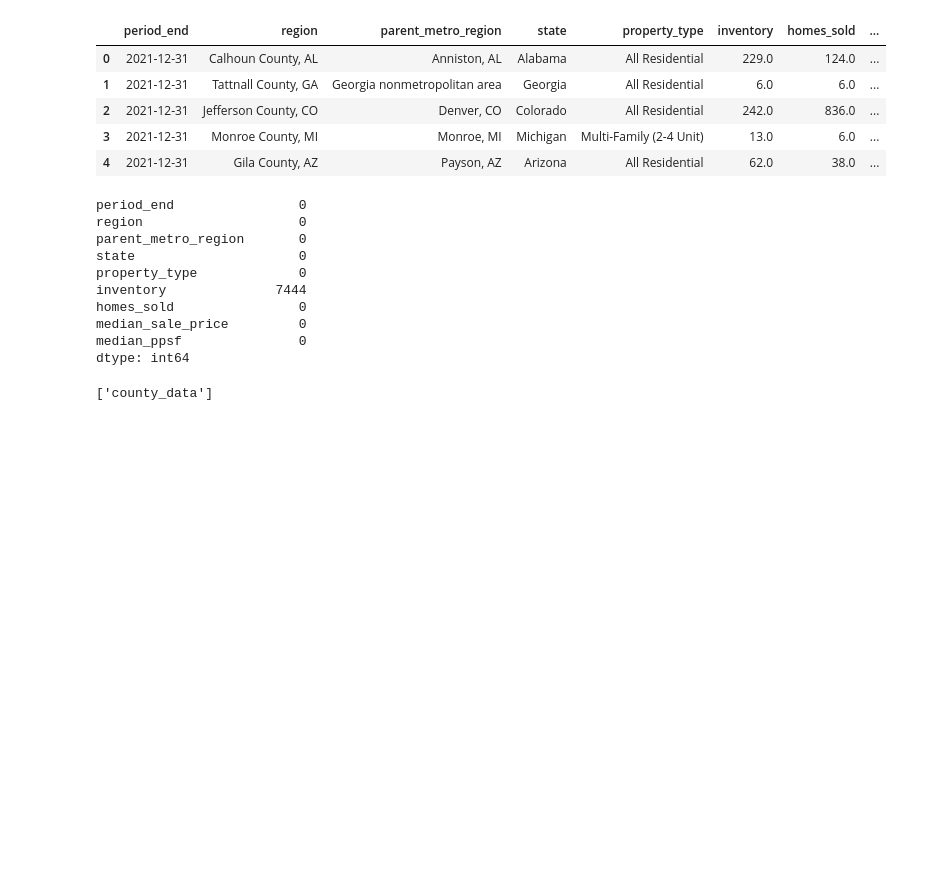
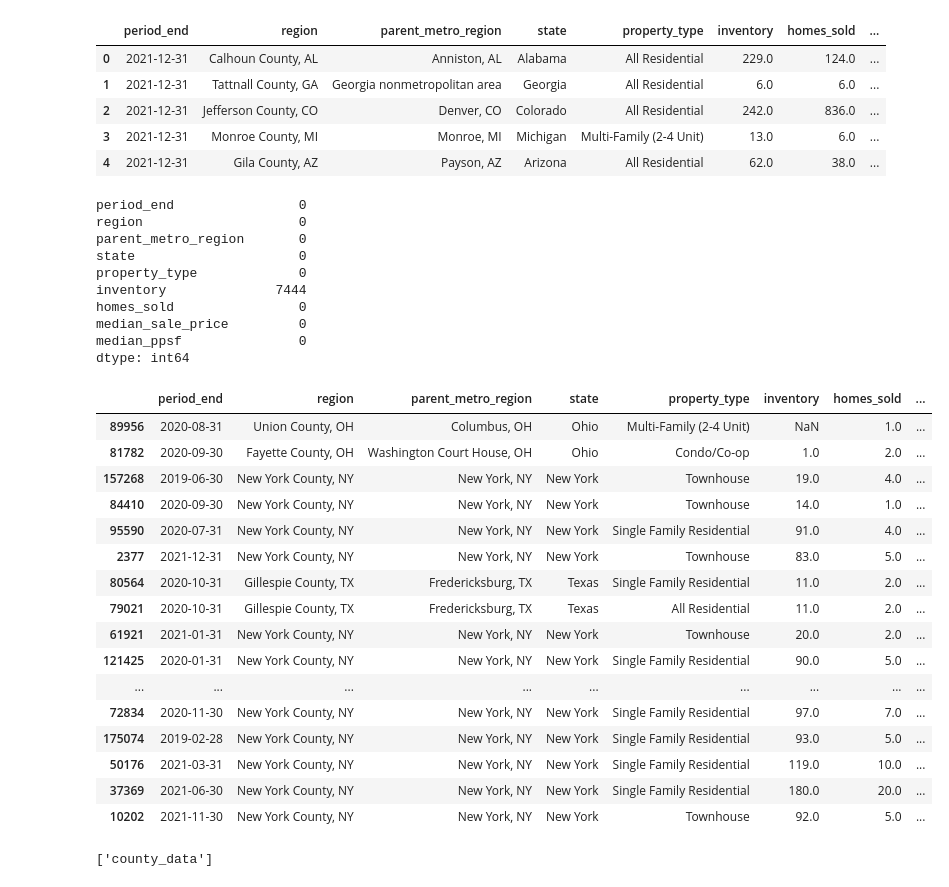
Before and after one commit to mbruns13/redfin_housing_data, a Jupyter notebook: housing_data.ipynb, the cells around one changed output. Drawn from its saved outputs; the diff is of its cells as text; code cells hidden in the pictures; blank space fills up the shorter version.

Commit message:
adding notes re: potential errors in data, updating test_queries

```diff
--- a/housing_data.ipynb
+++ b/housing_data.ipynb
@@ -213,6 +213,30 @@ median_ppsf               0
 dtype: int64
 # %%
 # not sure if we should drop those rows or if null = 0?
+# %%
+# when doing test queries in sql I noticed that union county and fayette county in OH had higher sale values thatn NY and Nantucket
+# checking high sale values to see if there are other values that might contain errors
+test_df = clean_county_df.loc[clean_county_df['median_sale_price'] > 5000000].sort_values(by=['median_sale_price'],ascending=False)
+test_df.head(30)
+# need to drop index #89956 and #81782 - those values cannot be correct, right?
+# %% [output]
+|  | period_end | region | parent_metro_region | state | property_type | inventory | homes_sold | ... |
+| 89956 | 2020-08-31 | Union County, OH | Columbus, OH | Ohio | Multi-Family (2-4 Unit) | NaN | 1.0 | ... |
+| 81782 | 2020-09-30 | Fayette County, OH | Washington Court House, OH | Ohio | Condo/Co-op | 1.0 | 2.0 | ... |
+| 157268 | 2019-06-30 | New York County, NY | New York, NY | New York | Townhouse | 19.0 | 4.0 | ... |
+| 84410 | 2020-09-30 | New York County, NY | New York, NY | New York | Townhouse | 14.0 | 1.0 | ... |
+| 95590 | 2020-07-31 | New York County, NY | New York, NY | New York | Single Family Residential | 91.0 | 4.0 | ... |
+| 2377 | 2021-12-31 | New York County, NY | New York, NY | New York | Townhouse | 83.0 | 5.0 | ... |
+| 80564 | 2020-10-31 | Gillespie County, TX | Fredericksburg, TX | Texas | Single Family Residential | 11.0 | 2.0 | ... |
+| 79021 | 2020-10-31 | Gillespie County, TX | Fredericksburg, TX | Texas | All Residential | 11.0 | 2.0 | ... |
+| 61921 | 2021-01-31 | New York County, NY | New York, NY | New York | Townhouse | 20.0 | 2.0 | ... |
+| 121425 | 2020-01-31 | New York County, NY | New York, NY | New York | Single Family Residential | 90.0 | 5.0 | ... |
+| ... | ... | ... | ... | ... | ... | ... | ... | ... |
+| 72834 | 2020-11-30 | New York County, NY | New York, NY | New York | Single Family Residential | 97.0 | 7.0 | ... |
+| 175074 | 2019-02-28 | New York County, NY | New York, NY | New York | Single Family Residential | 93.0 | 5.0 | ... |
+| 50176 | 2021-03-31 | New York County, NY | New York, NY | New York | Single Family Residential | 119.0 | 10.0 | ... |
+| 37369 | 2021-06-30 | New York County, NY | New York, NY | New York | Single Family Residential | 180.0 | 20.0 | ... |
+| 10202 | 2021-11-30 | New York County, NY | New York, NY | New York | Townhouse | 92.0 | 5.0 | ... |
 # %%
 # !Must create housing_db database in pgAdmin before running this!
 # schema.sql file has code to create table named county_data
```
Also changed, not shown: 1 other file.
